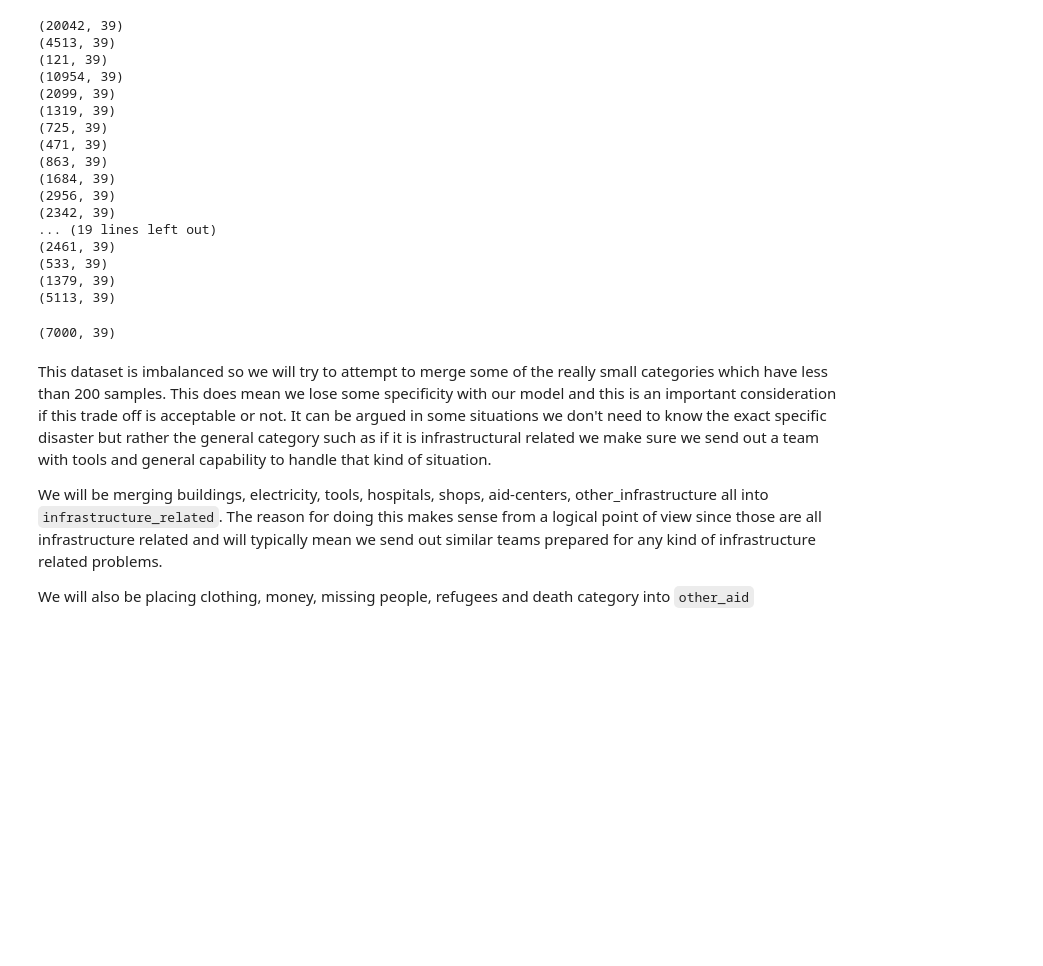
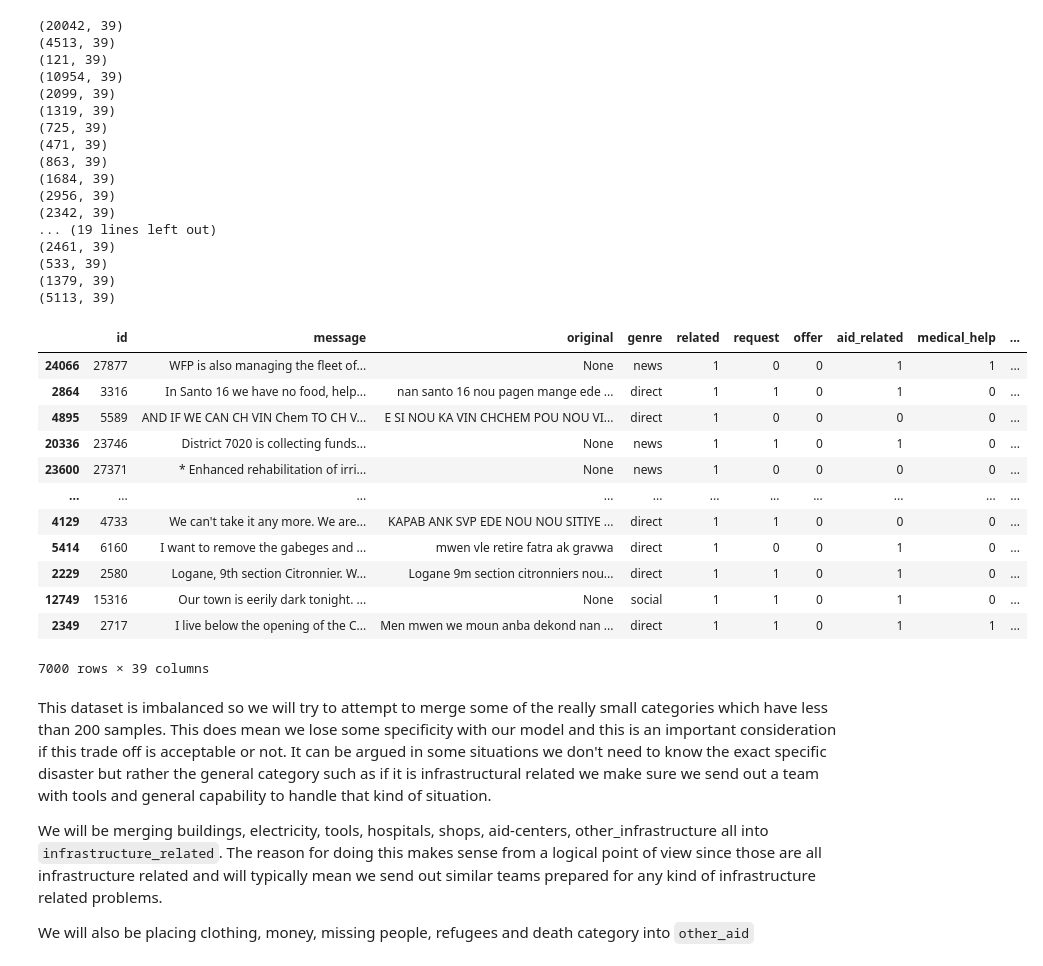
Before and after one commit to defunSM/Data-Science-Portfolio, a Jupyter notebook: Diasaster Response Classification/ML Pipeline Preparation.ipynb, the cells around one changed output. Saved outputs shown, nothing was run; the diff lists cells and outputs as text; code cells hidden in the pictures; blank space fills up the shorter version.

```diff
--- a/Diasaster Response Classification/ML Pipeline Preparation.ipynb
+++ b/Diasaster Response Classification/ML Pipeline Preparation.ipynb
@@ -97,10 +100,21 @@ df_undersampled = underSampleDataSet(df)
 (5113, 39)
 # %%
 # check if they have been resampled
-
-print(df_undersampled.shape)
+df_undersampled
 # %% [output]
+|  | id | message | original | genre | related | request | offer | aid_related | medical_help | ... |
+| 24066 | 27877 | WFP is also managing the fleet of... | None | news | 1 | 0 | 0 | 1 | 1 | ... |
+| 2864 | 3316 | In Santo 16 we have no food, help... | nan santo 16 nou pagen mange ede ... | direct | 1 | 1 | 0 | 1 | 0 | ... |
+| 4895 | 5589 | AND IF WE CAN CH VIN Chem TO CH V... | E SI NOU KA VIN CHCHEM POU NOU VI... | direct | 1 | 0 | 0 | 0 | 0 | ... |
+| 20336 | 23746 | District 7020 is collecting funds... | None | news | 1 | 1 | 0 | 1 | 0 | ... |
+| 23600 | 27371 | * Enhanced rehabilitation of irri... | None | news | 1 | 0 | 0 | 0 | 0 | ... |
+| ... | ... | ... | ... | ... | ... | ... | ... | ... | ... | ... |
+| 4129 | 4733 | We can't take it any more. We are... | KAPAB ANK SVP EDE NOU NOU SITIYE ... | direct | 1 | 1 | 0 | 0 | 0 | ... |
+| 5414 | 6160 | I want to remove the gabeges and ... | mwen vle retire fatra ak gravwa | direct | 1 | 0 | 0 | 1 | 0 | ... |
+| 2229 | 2580 | Logane, 9th section Citronnier. W... | Logane 9m section citronniers nou... | direct | 1 | 1 | 0 | 1 | 0 | ... |
+| 12749 | 15316 | Our town is eerily dark tonight. ... | None | social | 1 | 1 | 0 | 1 | 0 | ... |
+| 2349 | 2717 | I live below the opening of the C... | Men mwen we moun anba dekond nan ... | direct | 1 | 1 | 0 | 1 | 1 | ... |
-(7000, 39)
+7000 rows × 39 columns
 # %% [markdown]
 This dataset is imbalanced so we will try to attempt to merge some of the really small categories which have less than 200 samples. This does mean we lose some specificity with our model and this is an important consideration if this trade off is acceptable or not. It can be argued in some situations we don't need to know the exact specific disaster but rather the general category such as if it is infrastructural related we make sure we send out a team with tools and general capability to handle that kind of situation.
 
```
Also changed, not shown: parts of 14 cells of this notebook.
